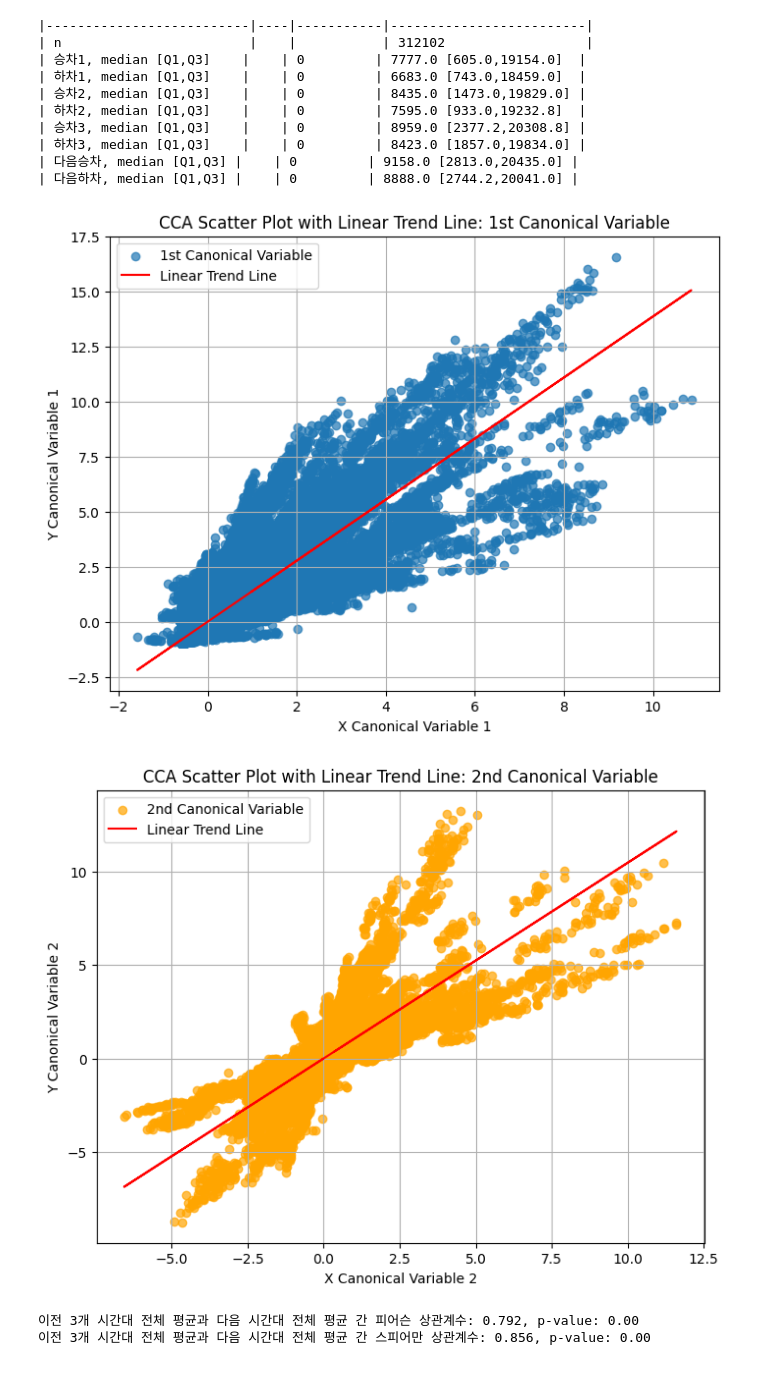
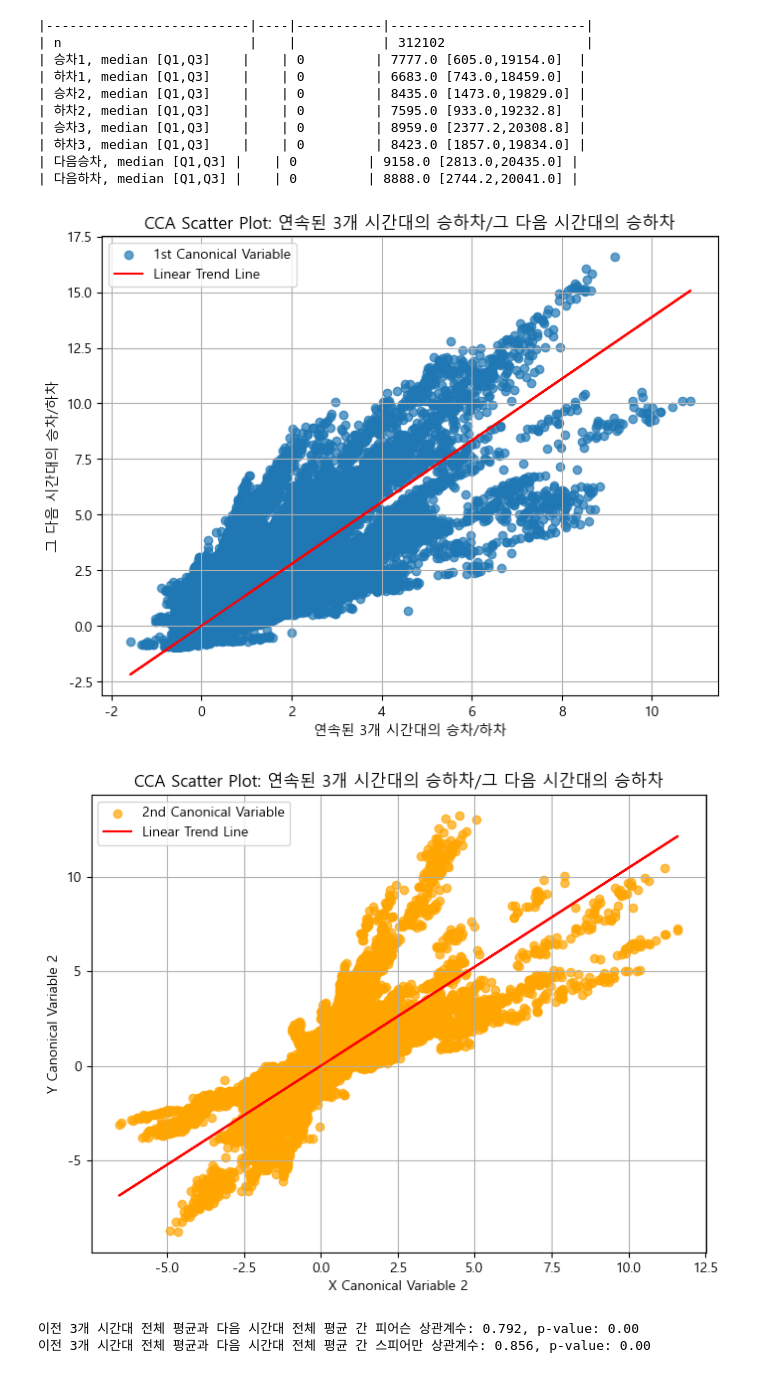
Before and after one commit to kkh01230123/llll, a Jupyter notebook: analysis.ipynb, the cells around one changed output. Drawn from its saved outputs; the diff is of its cells as text; code cells hidden in the pictures.

```diff
--- a/analysis.ipynb
+++ b/analysis.ipynb
@@ -2,7 +2,8 @@
 import numpy as np
 import matplotlib.pyplot as plt
 import pandas as pd
-
+plt.rcParams['font.family'] ='Malgun Gothic'
+plt.rcParams['axes.unicode_minus'] =False
 data = pd.read_csv('dataset/in_and_out.csv', encoding='cp949')
 data
 # %% [output]
@@ -107,32 +108,32 @@ print(table1.tabulate(tablefmt="github"))
 # %%
 # 첫 번째 정준변수 산점도 및 선형 추세선
 plt.figure(figsize=(8, 6))
 plt.scatter(X_c[:, 0], Y_c[:, 0], alpha=0.7, label='1st Canonical Variable')
 coef = np.polyfit(X_c[:, 0], Y_c[:, 0], 1)
 poly1d_fn = np.poly1d(coef)
 plt.plot(X_c[:, 0], poly1d_fn(X_c[:, 0]), color='red', label='Linear Trend Line')
-plt.title('CCA Scatter Plot with Linear Trend Line: 1st Canonical Variable')
-plt.xlabel('X Canonical Variable 1')
-plt.ylabel('Y Canonical Variable 1')
+plt.title('CCA Scatter Plot: 연속된 3개 시간대의 승하차/그 다음 시간대의 승하차')
+plt.xlabel('연속된 3개 시간대의 승차/하차')
+plt.ylabel('그 다음 시간대의 승차/하차')
 plt.legend()
 plt.grid(True)
 plt.show()
 
 # 두 번째 정준변수 산점도 및 선형 추세선
 plt.figure(figsize=(8, 6))
 plt.scatter(X_c[:, 1], Y_c[:, 1], alpha=0.7, color='orange', label='2nd Canonical Variable')
 coef2 = np.polyfit(X_c[:, 1], Y_c[:, 1], 1)
 poly1d_fn2 = np.poly1d(coef2)
 plt.plot(X_c[:, 1], poly1d_fn2(X_c[:, 1]), color='red', label='Linear Trend Line')
-plt.title('CCA Scatter Plot with Linear Trend Line: 2nd Canonical Variable')
+plt.title('CCA Scatter Plot: 연속된 3개 시간대의 승하차/그 다음 시간대의 승하차')
 plt.xlabel('X Canonical Variable 2')
 plt.ylabel('Y Canonical Variable 2')
 plt.legend()
 plt.grid(True)
 plt.show()
 # %% [output]
-[figure, old version]
+[figure, new version]
-[figure, old version]
+[figure, new version]
 # %%
 import numpy as np
 from scipy.stats import pearsonr, spearmanr
```
